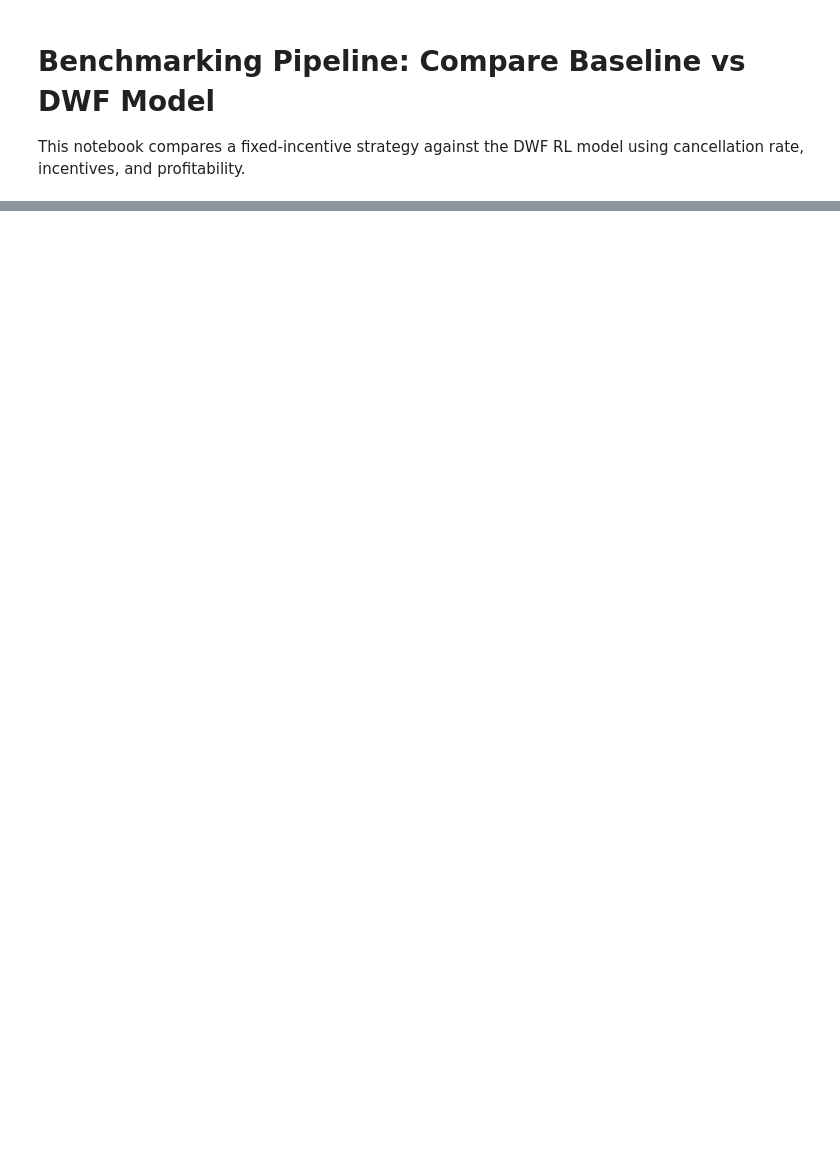
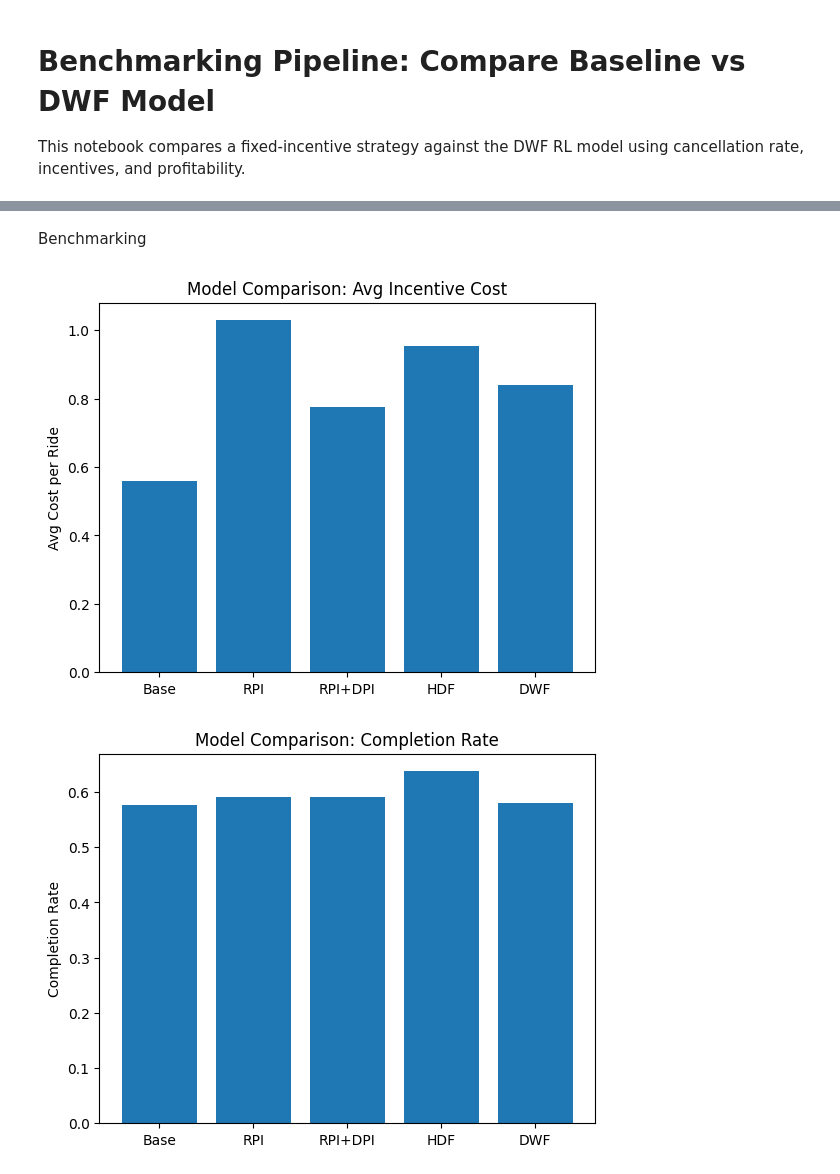
Before and after one commit to Induwara049/DWF, a Jupyter notebook: dwf_benchmarking_pipeline_v4_final.ipynb, the cells around one changed output, grey strips where cells are left out. Drawn from its saved outputs; the diff is of its cells as text; code cells hidden in the pictures; blank space fills up the shorter version.

Commit message:
new benchmarking approach

```diff
--- a/dwf_benchmarking_pipeline_v4_final.ipynb
+++ b/dwf_benchmarking_pipeline_v4_final.ipynb
@@ -248,0 +261,2 @@ Name: rule_total_cost, dtype: float64
+# %%
+train_variant(RideHailingEnv_RPI_DPI, train_df, val_df, "model_rpi_dpi")
@@ -248,0 +281,2 @@ Name: rule_total_cost, dtype: float64
+# %%
+train_variant(RideHailingEnv_HDF, train_df, val_df, "model_hdf")
@@ -248,0 +301,2 @@ Name: rule_total_cost, dtype: float64
+# %% [markdown]
+Benchmarking
@@ -248,0 +355,46 @@ Name: rule_total_cost, dtype: float64
+# %%
+test_df = pd.read_csv("datasets/test_split.csv")
+# %%
+results = {}
+
+model_variants = {
+    "Base": ("models/model_base.zip", "models/model_base_vecnormalize.pkl", RideHailingEnv_Base),
+    "RPI": ("models/model_rpi.zip", "models/model_rpi_vecnormalize.pkl", RideHailingEnv_RPI),
+    "RPI+DPI": ("models/model_rpi_dpi.zip", "models/model_rpi_dpi_vecnormalize.pkl", RideHailingEnv_RPI_DPI),
+    "HDF": ("models/model_hdf.zip", "models/model_hdf_vecnormalize.pkl", RideHailingEnv_HDF),
+    "DWF": ("models/dwf_model.zip", "models/dwf_vecnormalize.pkl", RideHailingEnv_DWF)
+}
+
+for name, (model_path, vecnorm_path, env_class) in model_variants.items():
+    results[name] = evaluate_model(model_path, vecnorm_path, env_class, test_df)
+# %%
+import matplotlib.pyplot as plt
+
+labels = list(results.keys())
+avg_costs = [results[k]["avg_cost"] for k in labels]
+completion_rates = [results[k]["completion_rate"] for k in labels]
+cancel_rates = [results[k]["avg_cr"] for k in labels]
+
+# Plot Cost
+plt.figure()
+plt.bar(labels, avg_costs)
+plt.ylabel("Avg Cost per Ride")
+plt.title("Model Comparison: Avg Incentive Cost")
+plt.show()
+
+# Plot Completion Rate
+plt.figure()
+plt.bar(labels, completion_rates)
+plt.ylabel("Completion Rate")
+plt.title("Model Comparison: Completion Rate")
+plt.show()
+
+# Plot Cancellation Rate
+plt.figure()
+plt.bar(labels, cancel_rates)
+plt.ylabel("Average CR")
+plt.title("Model Comparison: Average Cancellation Rate (CR)")
+plt.show()
+# %% [output]
+[figure, added]
+[figure, added]
```
Also changed, not shown: parts of 30 cells of this notebook.
